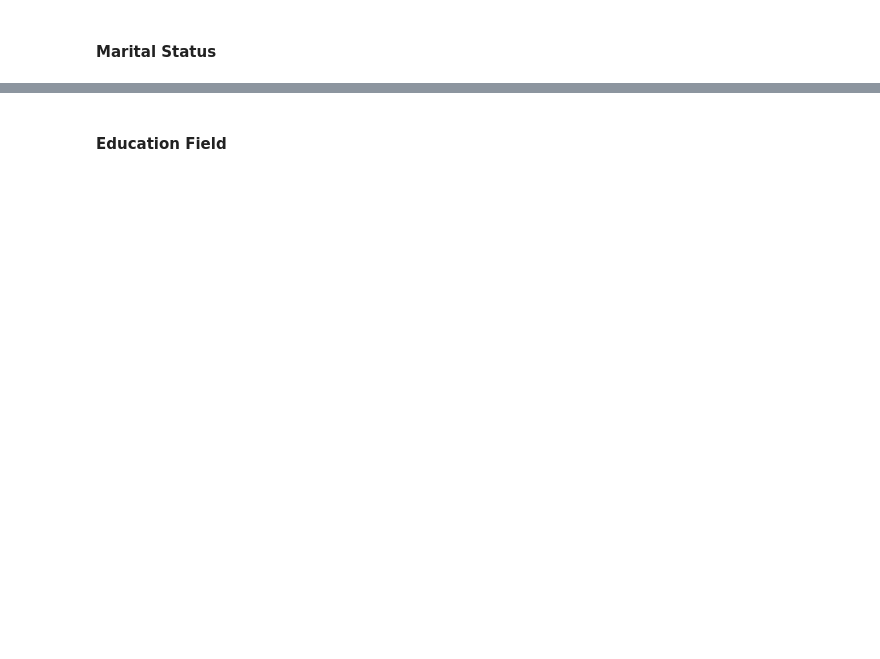
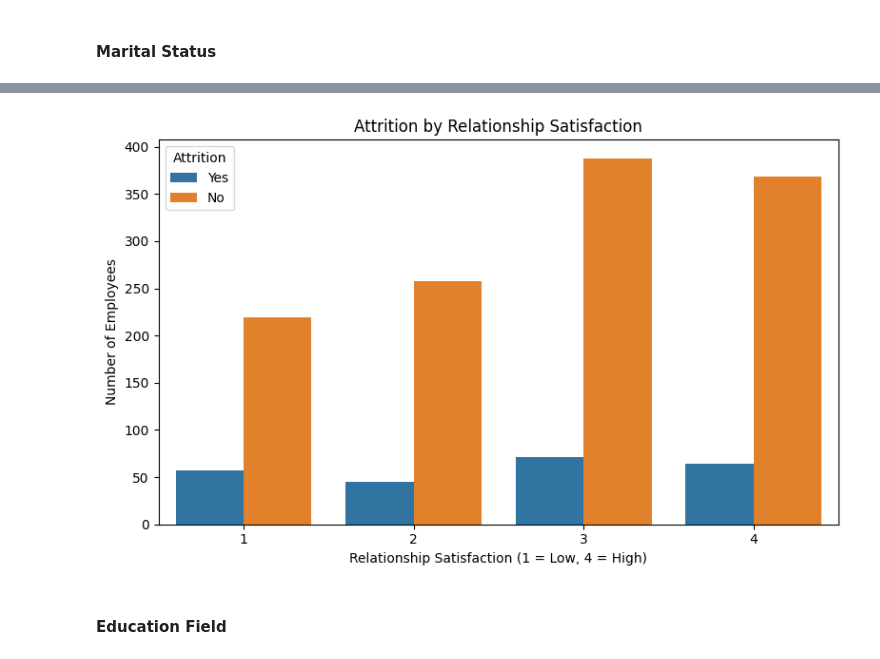
Before and after one commit to AabharanGupta/HR-Attrition-Dashboard, a Jupyter notebook: Project.ipynb, the cells around one changed output, grey strips where cells are left out. Saved outputs shown, nothing was run; the diff lists cells and outputs as text; code cells hidden in the pictures; blank space fills up the shorter version.

Commit message:
Employee

```diff
--- a/Project.ipynb
+++ b/Project.ipynb
@@ -360,2 +424,14 @@ This shows women are more likely to be a part of attrition
+# %%
+plt.figure(figsize=(8, 5))
+sns.countplot(data=df, x='RelationshipSatisfaction', hue='Attrition')
+
+plt.title('Attrition by Relationship Satisfaction')
+plt.xlabel('Relationship Satisfaction (1 = Low, 4 = High)')
+plt.ylabel('Number of Employees')
+plt.legend(title='Attrition')
+plt.tight_layout()
+plt.show()
+# %% [output]
+[figure, added]
 # %% [markdown]
 #### Education Field
```
Also changed, not shown: parts of 18 cells of this notebook.
